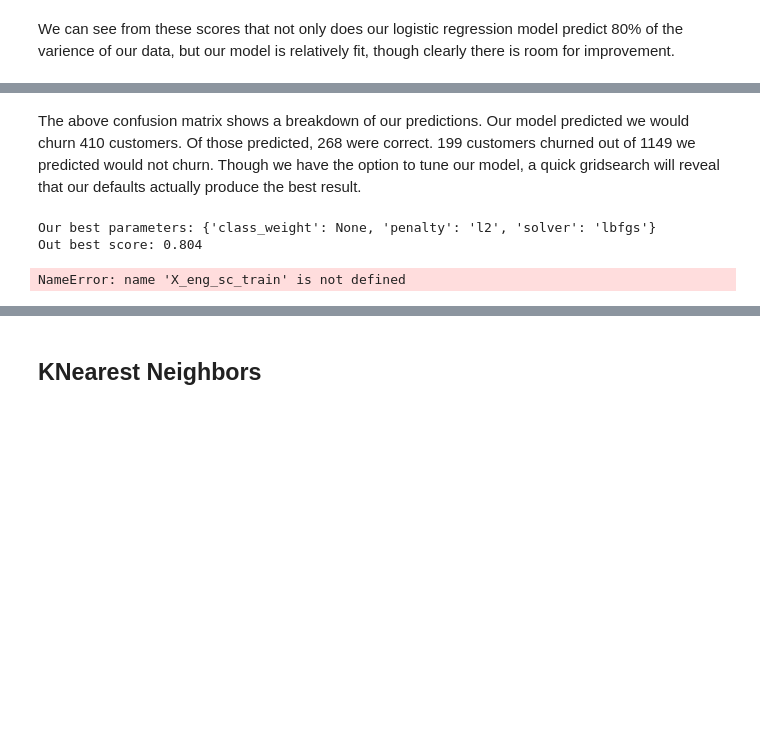
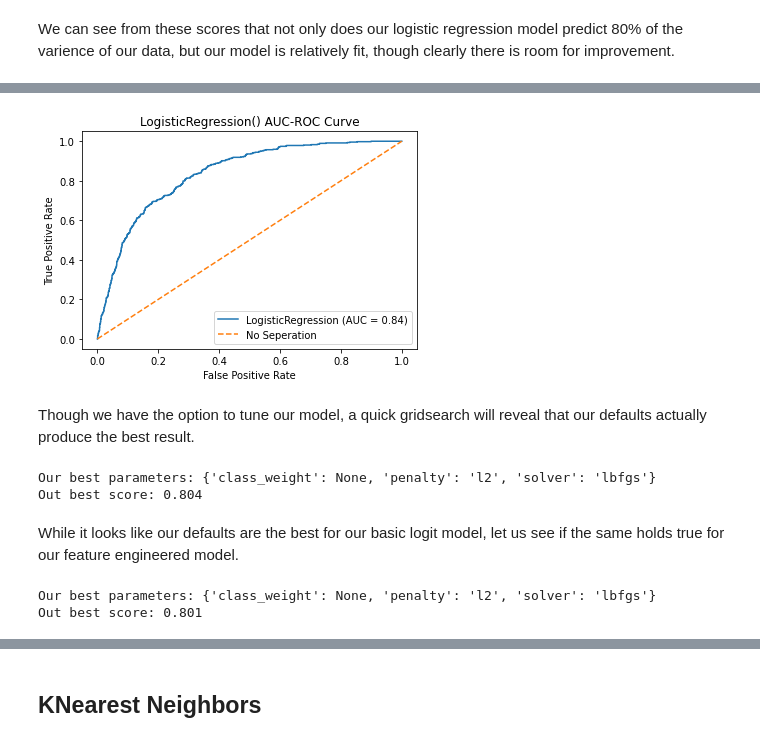
Before and after one commit to MDMHemsley/ChurnPractice, a Jupyter notebook: Modeling.ipynb, the cells around one changed output, grey strips where cells are left out. Cells and saved outputs as stored; diff of their text form; code cells hidden in the pictures; blank space fills up the shorter version.

```diff
--- a/Modeling.ipynb
+++ b/Modeling.ipynb
@@ -133,4 +164,9 @@ weighted avg       0.79      0.80      0.80      1758
 [figure]
+# %%
+#Feature Engineered Logit AUC-ROC Curve
+plot_aucroc_curve(eng_logit,X_sc_eng_test,y_eng_test)
+# %% [output]
+[figure, added]
 # %% [markdown]
-The above confusion matrix shows a breakdown of our predictions. Our model predicted we would churn 410 customers. Of those predicted, 268 were correct. 199 customers churned out of 1149 we predicted would not churn. Though we have the option to tune our model, a quick gridsearch will reveal that our defaults actually produce the best result.
+Though we have the option to tune our model, a quick gridsearch will reveal that our defaults actually produce the best result.
 # %%
@@ -146,9 +183,12 @@ print(f'Out best score: {round(logit_best.best_score_,3)}')
 # %% [output]
 Our best parameters: {'class_weight': None, 'penalty': 'l2', 'solver': 'lbfgs'}
 Out best score: 0.804
+# %% [markdown]
+While it looks like our defaults are the best for our basic logit model, let us see if the same holds true for our feature engineered model.
 # %%
-eng_logit_best = GridSearchCV(LogisticRegression(), logit_params,cv=10,verbose=0,n_jobs=3).fit(X_eng_sc_train,y_eng_train);
-print(f'Our best parameters: {logit_best.best_params_}')
-print(f'Out best score: {round(logit_best.best_score_,3)}')
+eng_logit_best = GridSearchCV(LogisticRegression(), logit_params,cv=10,verbose=0,n_jobs=3).fit(X_sc_eng_train,y_eng_train);
+print(f'Our best parameters: {eng_logit_best.best_params_}')
+print(f'Out best score: {round(eng_logit_best.best_score_,3)}')
 # %% [output]
-NameError: name 'X_eng_sc_train' is not defined
+Our best parameters: {'class_weight': None, 'penalty': 'l2', 'solver': 'lbfgs'}
+Out best score: 0.801
```
Also changed, not shown: parts of 41 cells of this notebook, 11 other files.
